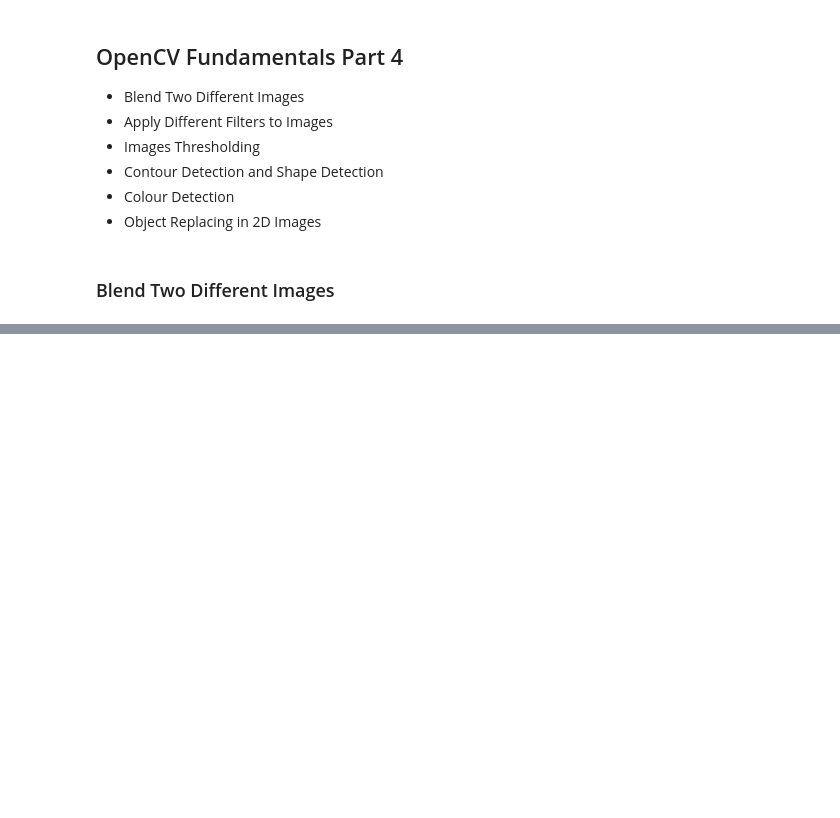
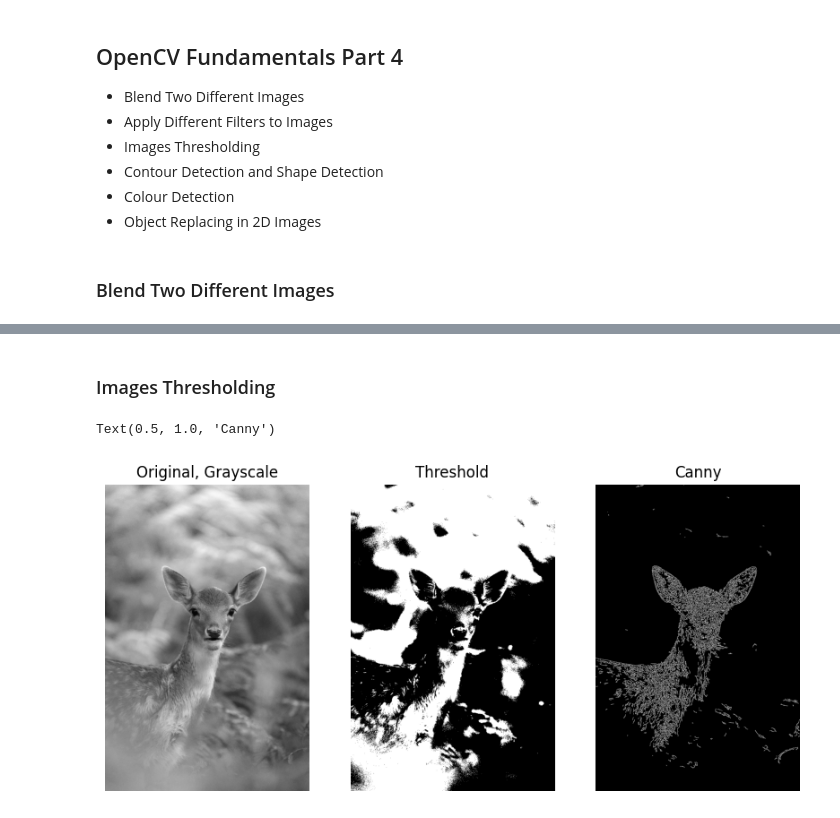
Before and after one commit to Zayatsoff/computer_vision, a Jupyter notebook: OpenCV/opencv_fundamentals_4.ipynb, the cells around one changed output, grey strips where cells are left out. Saved outputs shown, nothing was run; the diff lists cells and outputs as text; code cells hidden in the pictures; blank space fills up the shorter version.

```diff
--- a/OpenCV/opencv_fundamentals_4.ipynb
+++ b/OpenCV/opencv_fundamentals_4.ipynb
@@ -32,0 +78,28 @@ plt.imshow(blended_img)
+# %% [markdown]
+### Images Thresholding
+# %%
+ret, thresh = cv2.threshold(grey_img, 127,  255, cv2.THRESH_BINARY)
+canny_img = cv2.Canny(grey_img, 50, 100)
+
+# MPL
+fig = plt.figure(figsize=(10, 8))
+columns = 3
+rows = 1
+
+fig.add_subplot(rows, columns, 1)
+plt.imshow(grey_img, cmap='gray')
+plt.axis('off')
+plt.title("Original, Grayscale")
+
+fig.add_subplot(rows, columns, 2)
+plt.imshow(thresh, cmap='gray')
+plt.axis('off')
+plt.title("Threshold")
+
+fig.add_subplot(rows, columns, 3)
+plt.imshow(canny_img, cmap='gray')
+plt.axis('off')
+plt.title("Canny")
+# %% [output]
+Text(0.5, 1.0, 'Canny')
+[figure, added]
```
Also changed, not shown: parts of 8 cells of this notebook.
